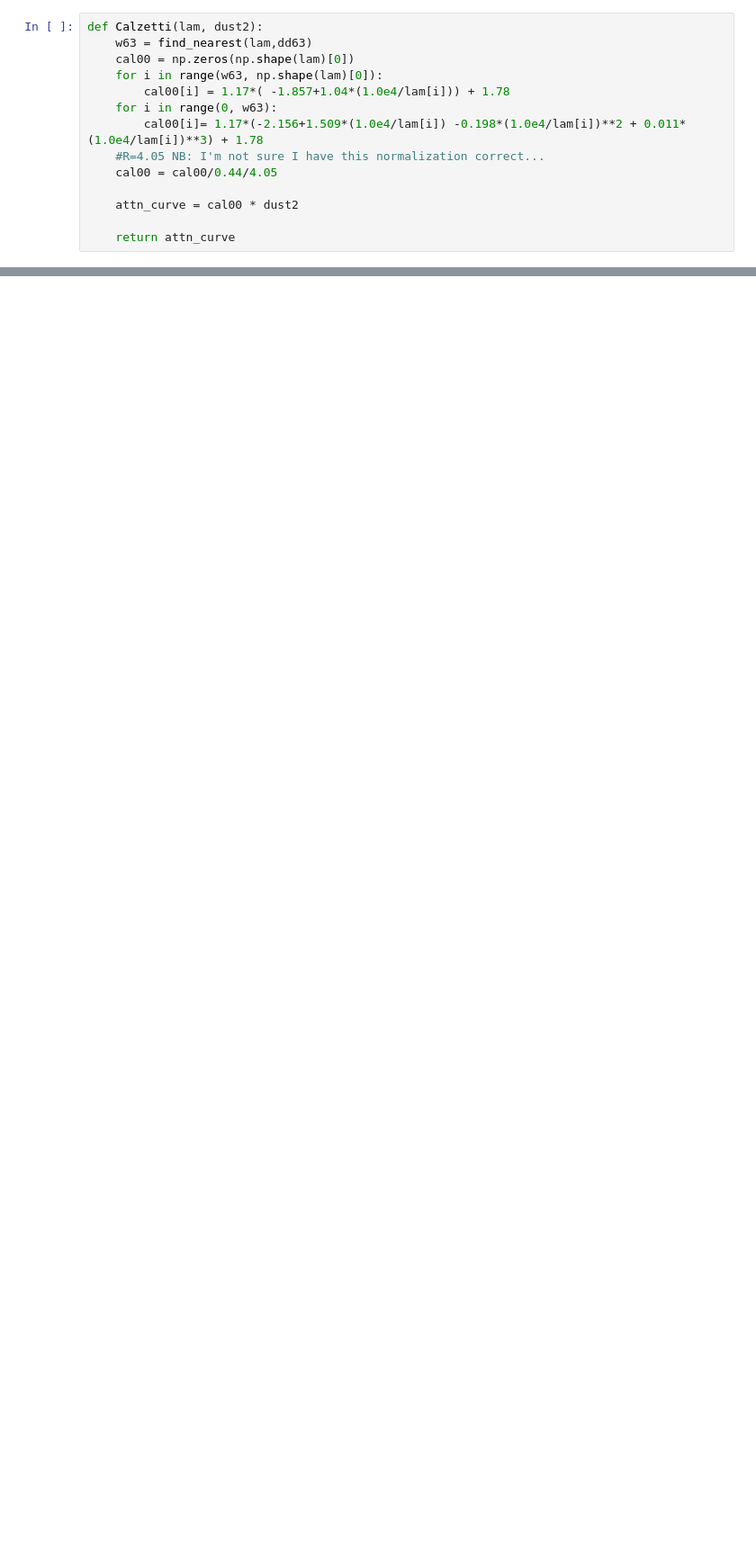
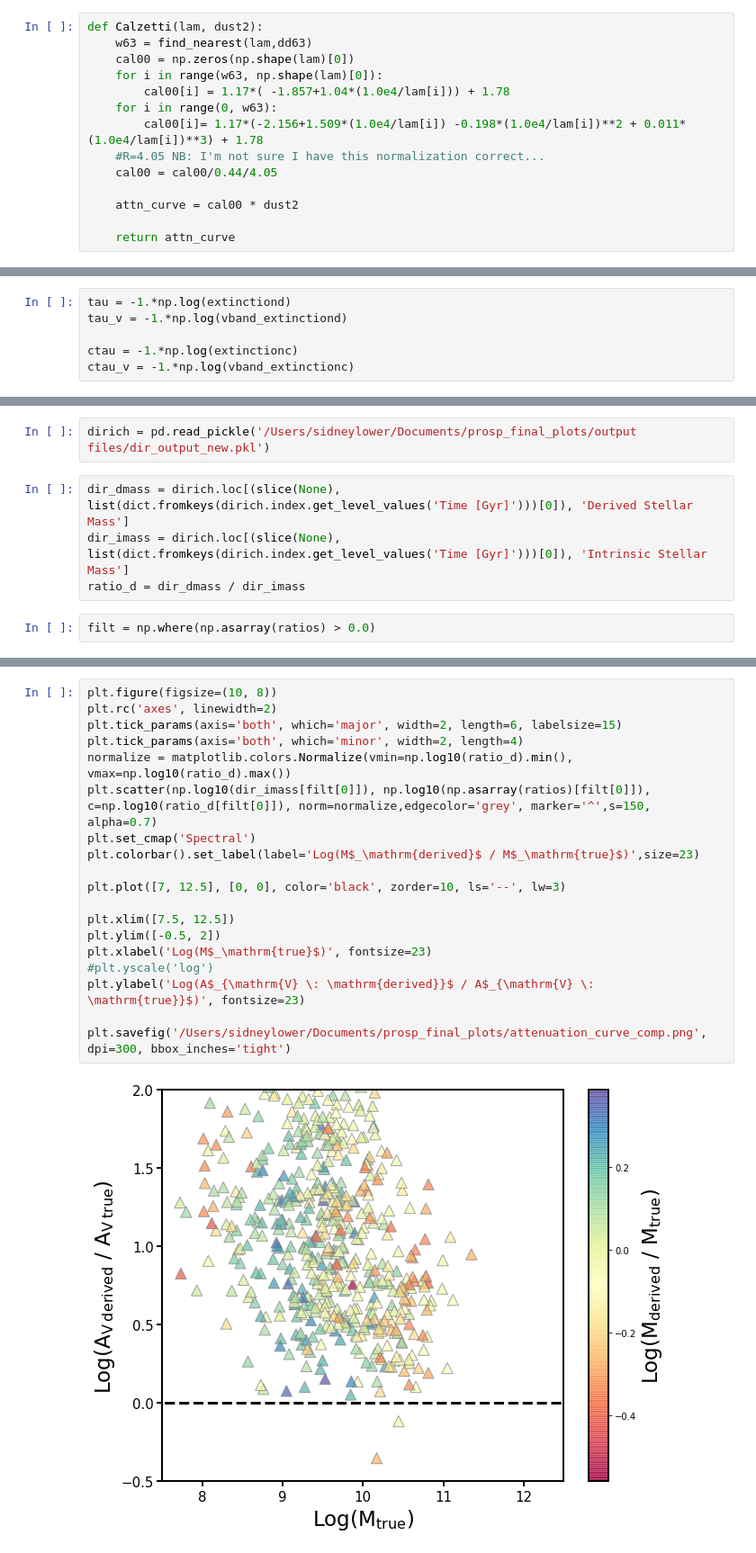
Before and after one commit to smlower/scripts_n_things, a Jupyter notebook: attenuation_curves.ipynb, the cells around one changed output, grey strips where cells are left out. Shown: that part at 90% size. Drawn from its saved outputs; the diff is of its cells as text; blank space fills up the shorter version.

Commit message:
pushing latest version of stellar mass paper

```diff
--- a/attenuation_curves.ipynb
+++ b/attenuation_curves.ipynb
@@ -264,0 +327,6 @@ Text(0.5, 1.0, 'Galaxy 120: KC Attenuation')
+# %%
+tau = -1.*np.log(extinctiond)
+tau_v = -1.*np.log(vband_extinctiond)
+
+ctau = -1.*np.log(extinctionc)
+ctau_v = -1.*np.log(vband_extinctionc)
@@ -264,0 +388,8 @@ Text(0.5, 1.0, 'Galaxy 120: KC Attenuation')
+# %%
+dirich = pd.read_pickle('/Users/sidneylower/Documents/prosp_final_plots/output files/dir_output_new.pkl')
+# %%
+dir_dmass = dirich.loc[(slice(None), list(dict.fromkeys(dirich.index.get_level_values('Time [Gyr]')))[0]), 'Derived Stellar Mass']
+dir_imass = dirich.loc[(slice(None), list(dict.fromkeys(dirich.index.get_level_values('Time [Gyr]')))[0]), 'Intrinsic Stellar Mass']
+ratio_d = dir_dmass / dir_imass
+# %%
+filt = np.where(np.asarray(ratios) > 0.0)
@@ -264,0 +398,21 @@ Text(0.5, 1.0, 'Galaxy 120: KC Attenuation')
+# %%
+plt.figure(figsize=(10, 8))
+plt.rc('axes', linewidth=2)
+plt.tick_params(axis='both', which='major', width=2, length=6, labelsize=15)
+plt.tick_params(axis='both', which='minor', width=2, length=4)
+normalize = matplotlib.colors.Normalize(vmin=np.log10(ratio_d).min(), vmax=np.log10(ratio_d).max())
+plt.scatter(np.log10(dir_imass[filt[0]]), np.log10(np.asarray(ratios)[filt[0]]), c=np.log10(ratio_d[filt[0]]), norm=normalize,edgecolor='grey', marker='^',s=150, alpha=0.7)
+plt.set_cmap('Spectral')
+plt.colorbar().set_label(label='Log(M$_\mathrm{derived}$ / M$_\mathrm{true}$)',size=23)
+
+plt.plot([7, 12.5], [0, 0], color='black', zorder=10, ls='--', lw=3)
+
+plt.xlim([7.5, 12.5])
+plt.ylim([-0.5, 2])
+plt.xlabel('Log(M$_\mathrm{true}$)', fontsize=23)
+#plt.yscale('log')
+plt.ylabel('Log(A$_{\mathrm{V} \: \mathrm{derived}}$ / A$_{\mathrm{V} \: \mathrm{true}}$)', fontsize=23)
+
+plt.savefig('/Users/sidneylower/Documents/prosp_final_plots/attenuation_curve_comp.png', dpi=300, bbox_inches='tight')
+# %% [output]
+[figure, added]
```
Also changed, not shown: parts of 40 cells of this notebook, 16 other files.
